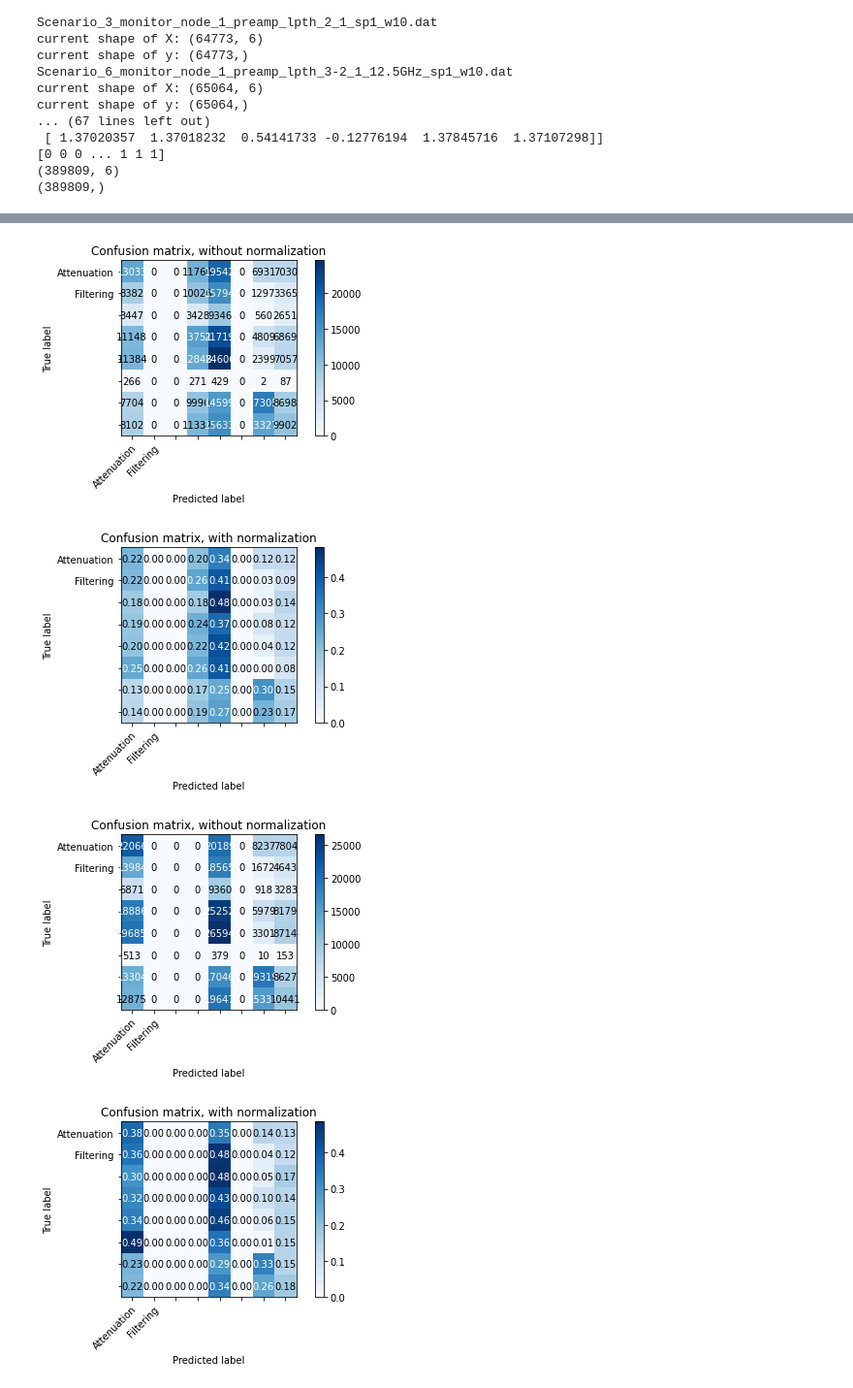
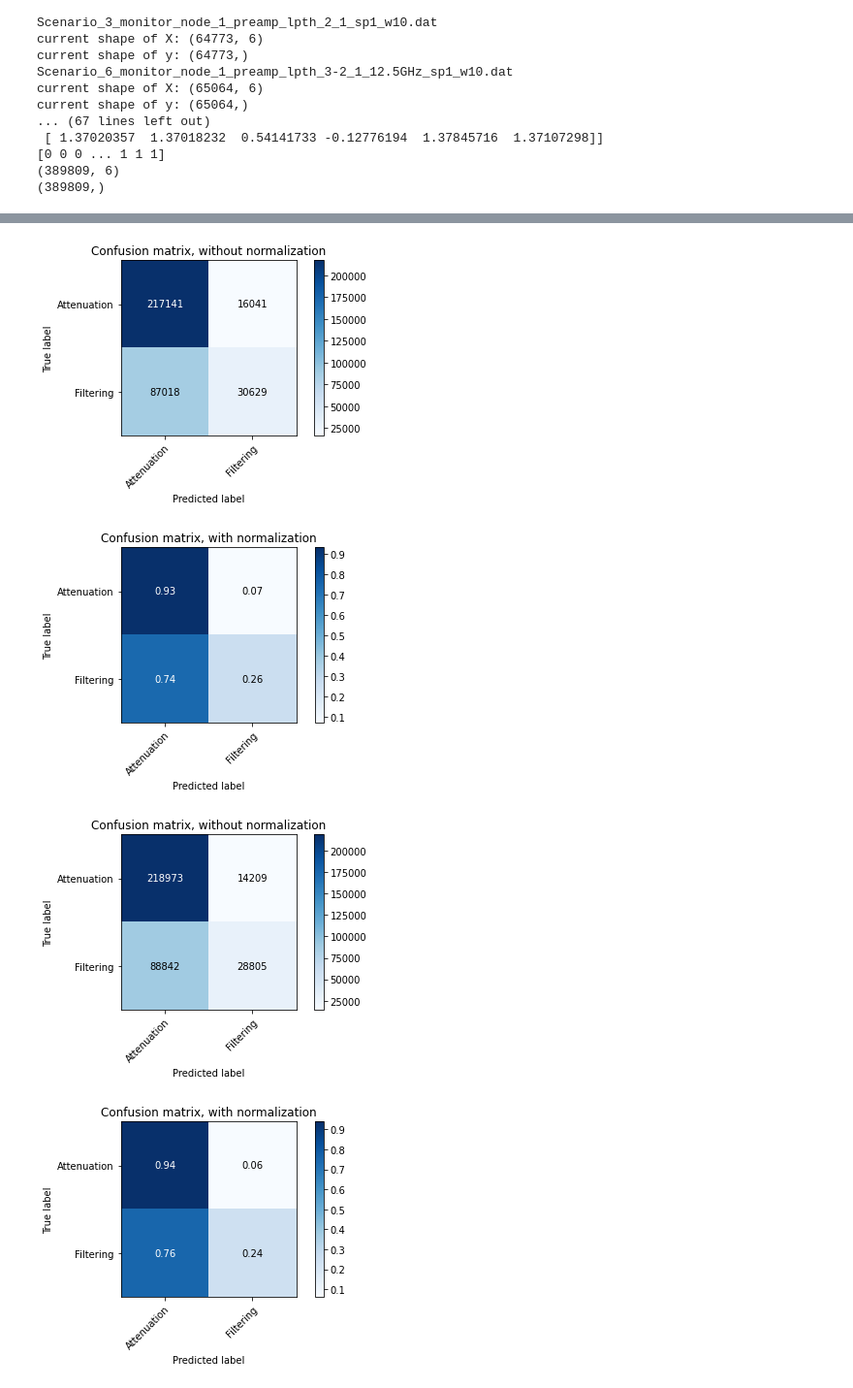
Before and after one commit to marsluca/Network-failure-cause-identification, a Jupyter notebook: Failure_cause_identification_with_different_failures_location_IPY.ipynb, the cells around one changed output, grey strips where cells are left out. Shown at 97% size. Drawn from its saved outputs; the diff is of its cells as text; code cells hidden in the pictures.

Commit message:
Fixed CM labels

```diff
--- a/Failure_cause_identification_with_different_failures_location_IPY.ipynb
+++ b/Failure_cause_identification_with_different_failures_location_IPY.ipynb
@@ -788,7 +793,9 @@ for i, spacing in enumerate(spacingrange): #enumerate(range(minsp,maxsp+1,stepsp
 
         for filename in os.listdir(folderpath):
             if filename.endswith('_sp' + str(spacing) + '_w' + str(length) + '.dat'):
-                label = filename[9] #F: we know that the first char indicates the scenario (A, B or C)
+                label = 0
+                if int(filename[9]) > 5:
+                    label = 1
                 fullname = folderpath + '/' + filename
 
                 XX, yy = load_window_dataset(XX, yy, fullname, label)
@@ -842,8 +849,8 @@ best_cv_acc: 0.22
 3) Predict and performance evaluation...
-[figure, old version]
+[figure, new version]
-[figure, old version]
+[figure, new version]
-[figure, old version]
+[figure, new version]
-[figure, old version]
+[figure, new version]
 ********************************
 Iteration for spacing=1 and window length=40
 1) Loading dataset into (XX,yy)...
```
Also changed, not shown: parts of 6 cells of this notebook.
